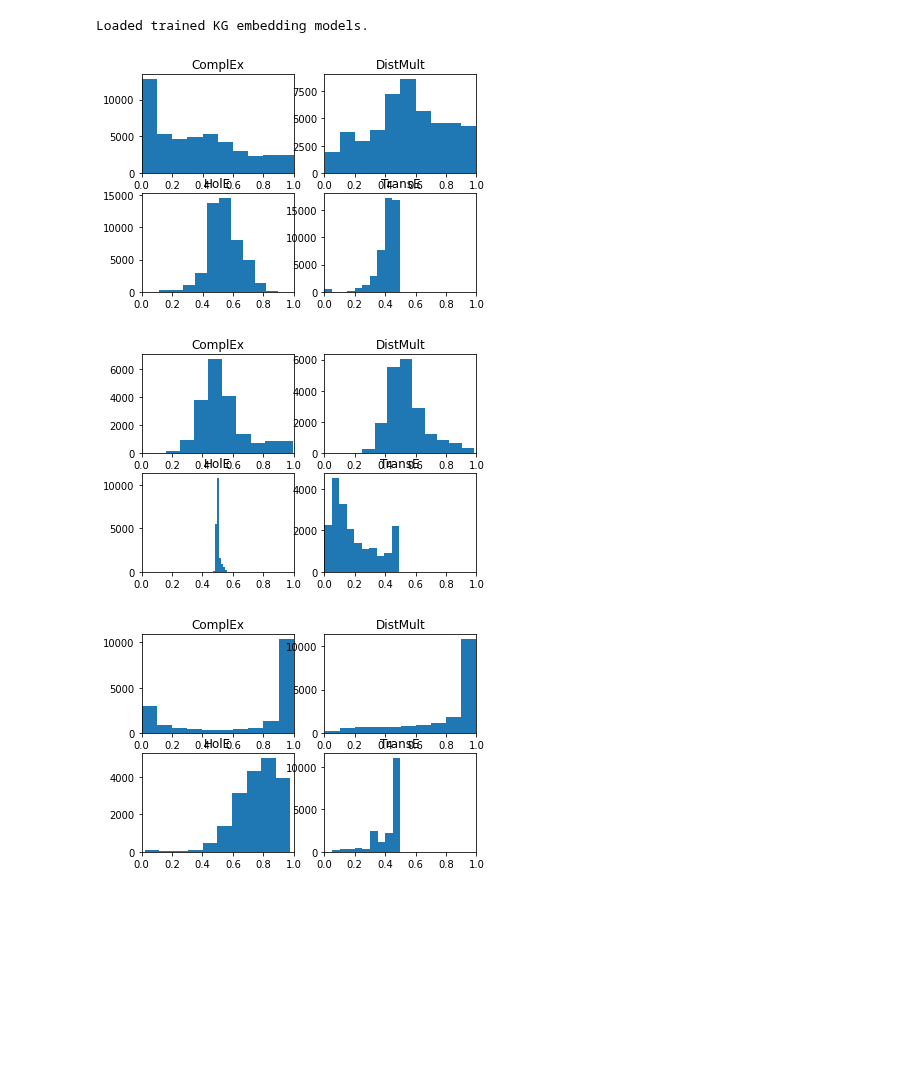
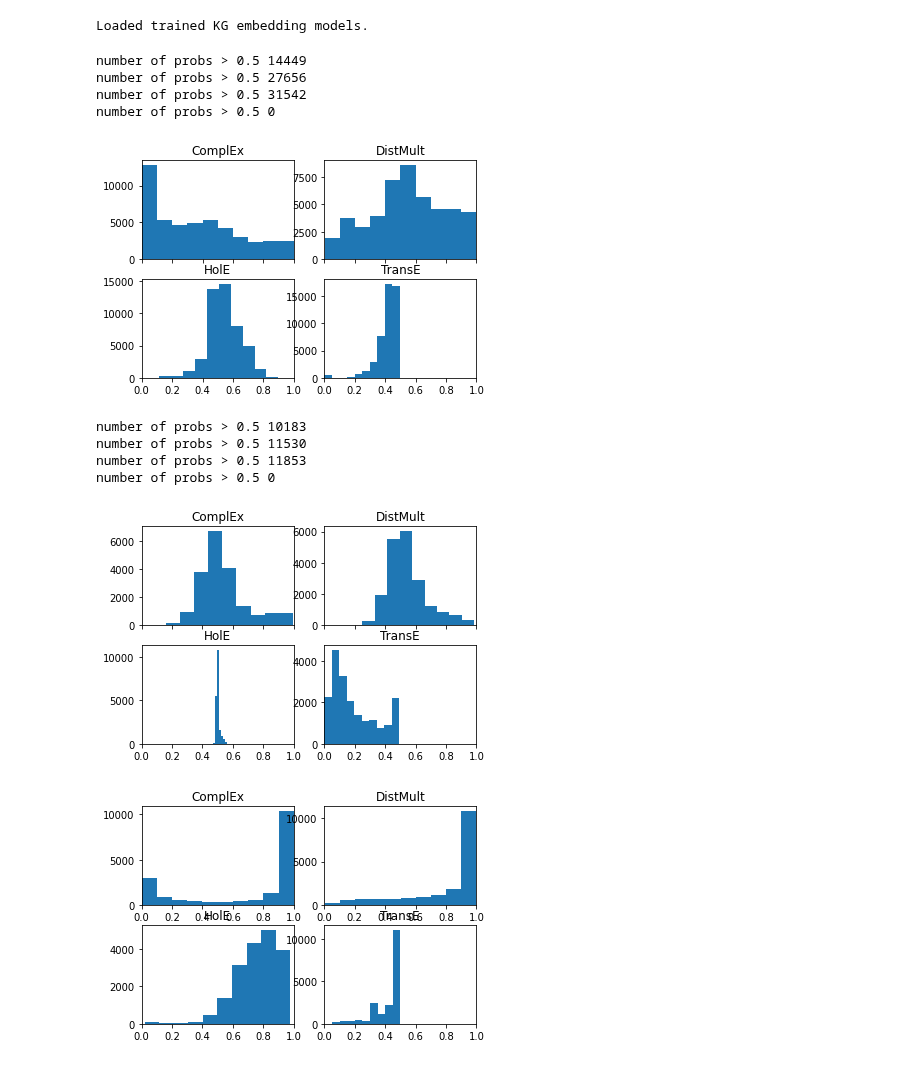
Before and after one commit to TREAT-UOE/kgcal, a Jupyter notebook: notebooks/exp8.ipynb, the cells around one changed output. Cells and saved outputs as stored; diff of their text form; code cells hidden in the pictures; blank space fills up the shorter version.

```diff
--- a/notebooks/exp8.ipynb
+++ b/notebooks/exp8.ipynb
@@ -119,0 +103,4 @@ plot_prob_hist(fb_comps[3], ds.fb13, axes[1][1], 'self_adv')
+# %%
+fig, axes = plt.subplots(2, 2, sharex=True)
+for i, (name, model) in enumerate(fb_comps.items()):
+    plot_score_hist(model, ds.fb13, axes[i//2][i%2], name)
@@ -119,0 +109,4 @@ plot_prob_hist(fb_comps[3], ds.fb13, axes[1][1], 'self_adv')
+# %%
+fig, axes = plt.subplots(2, 2, sharex=True)
+for i, (name, model) in enumerate(fb_comps.items()):
+    plot_prob_hist(model, ds.fb13, axes[i//2][i%2], name)
@@ -135,0 +127,4 @@ plot_prob_hist(wn_trans[3], ds.wn18, axes[1][1], 'self_adv')
+# %%
+fig, axes = plt.subplots(2, 2, sharex=True)
+for i, (name, model) in enumerate(wn_trans.items()):
+    plot_prob_hist(model, ds.wn18, axes[i//2][i%2], name)
@@ -170,18 +167,26 @@ Loaded trained KG embedding models.
 # %%
 from probcalkge import get_cls_name
 fbs = exp.trained_kges['FB13k']
-fig, axes = plt.subplots(2, 2)
+fig, axes = plt.subplots(2, 2, sharex=True)
 for i, m in enumerate(fbs.values()):
     plot_prob_hist(m, ds.fb13, axes[i // 2][i % 2], get_cls_name(m))
 # %% [output]
+number of probs > 0.5 14449
+number of probs > 0.5 27656
+number of probs > 0.5 31542
+number of probs > 0.5 0
-[figure, old version]
+[figure, new version]
 # %%
 wns = exp.trained_kges['WN11']
-fig, axes = plt.subplots(2, 2)
+fig, axes = plt.subplots(2, 2, sharex=True)
 for i, m in enumerate(wns.values()):
     plot_prob_hist(m, ds.wn18, axes[i // 2][i % 2], get_cls_name(m))
 # %% [output]
+number of probs > 0.5 10183
+number of probs > 0.5 11530
+number of probs > 0.5 11853
+number of probs > 0.5 0
-[figure, old version]
+[figure, new version]
 # %%
 ygs = exp.trained_kges['YAGO39']
 fig, axes = plt.subplots(2, 2)
```
Also changed, not shown: parts of 16 cells of this notebook, 7 other files.
